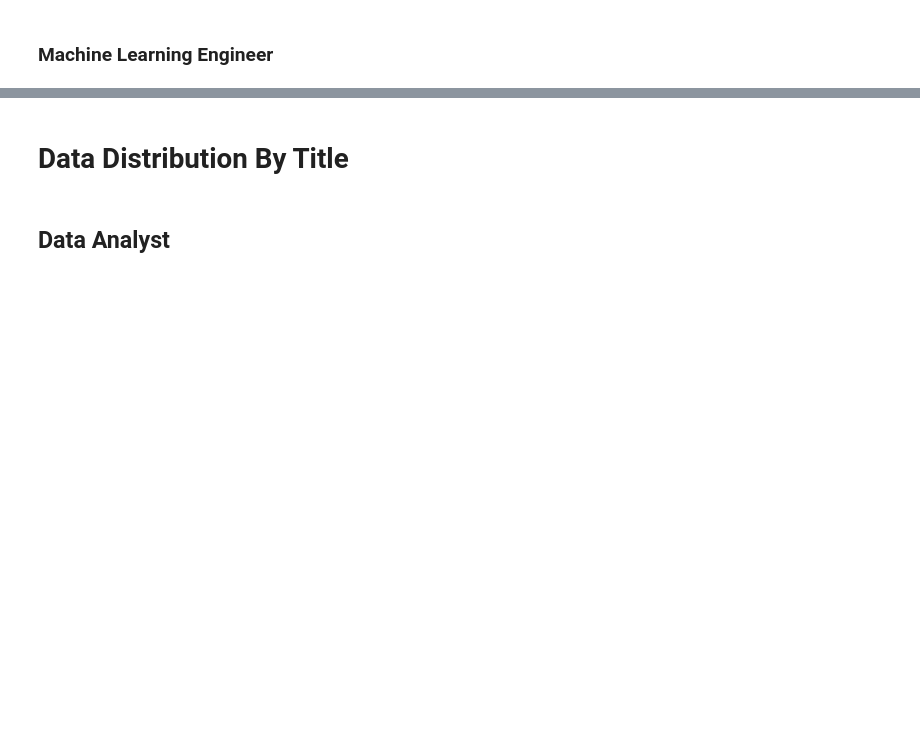
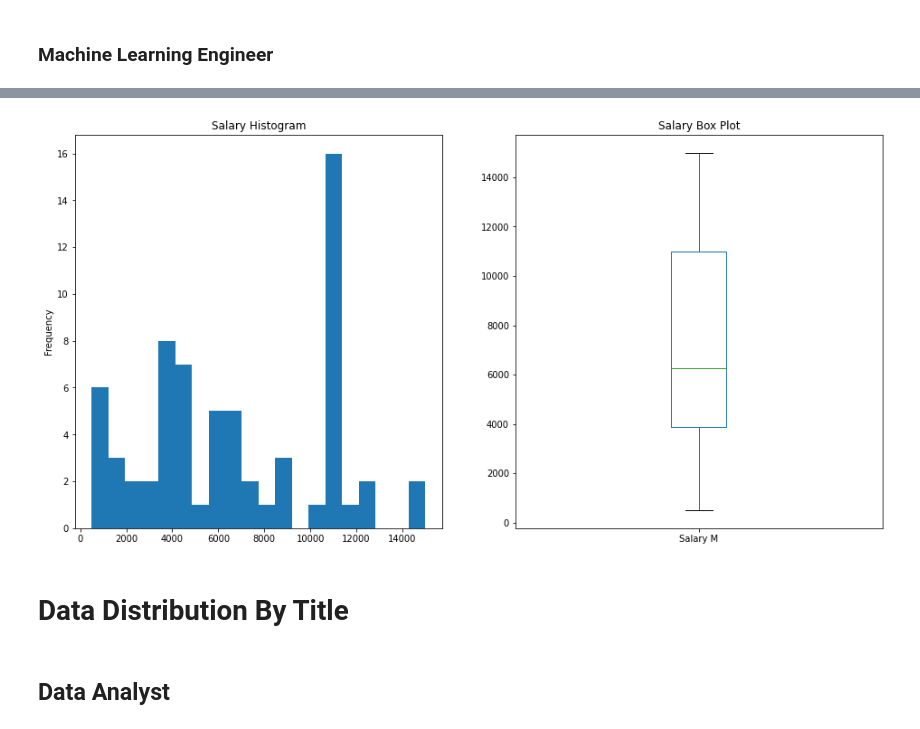
Before and after one commit to binxuankong/skills-ontology-project, a Jupyter notebook: Malaysia Data Professional Salary Insights.ipynb, the cells around one changed output, grey strips where cells are left out. Drawn from its saved outputs; the diff is of its cells as text; code cells hidden in the pictures; blank space fills up the shorter version.

```diff
--- a/Malaysia Data Professional Salary Insights.ipynb
+++ b/Malaysia Data Professional Salary Insights.ipynb
@@ -514,0 +633,3 @@ plot_distribution(df_mlec['Salary M'], title="Salary (Mean)")
+# %%
+mle_salary = remove_outliers(df_mlec['Salary M'])
+mle_salary.describe()
@@ -515,3 +646,7 @@ plot_distribution(df_mlec['Salary M'], title="Salary (Mean)")
+# %%
+plot_distribution(mle_salary, title="Salary")
+# %% [output]
+[figure, added]
 # %% [markdown]
 # Data Distribution By Title
 # %% [markdown]
```
Also changed, not shown: parts of 85 cells of this notebook.
